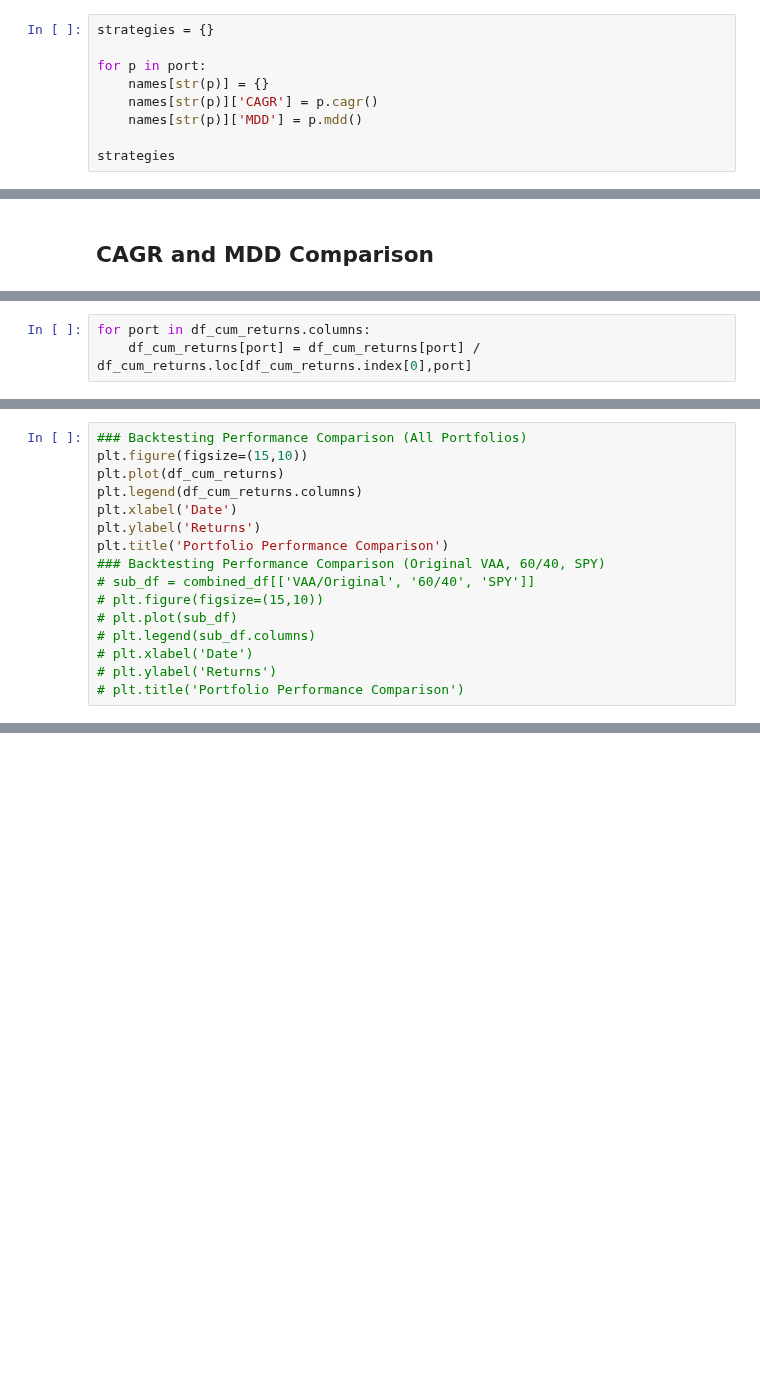
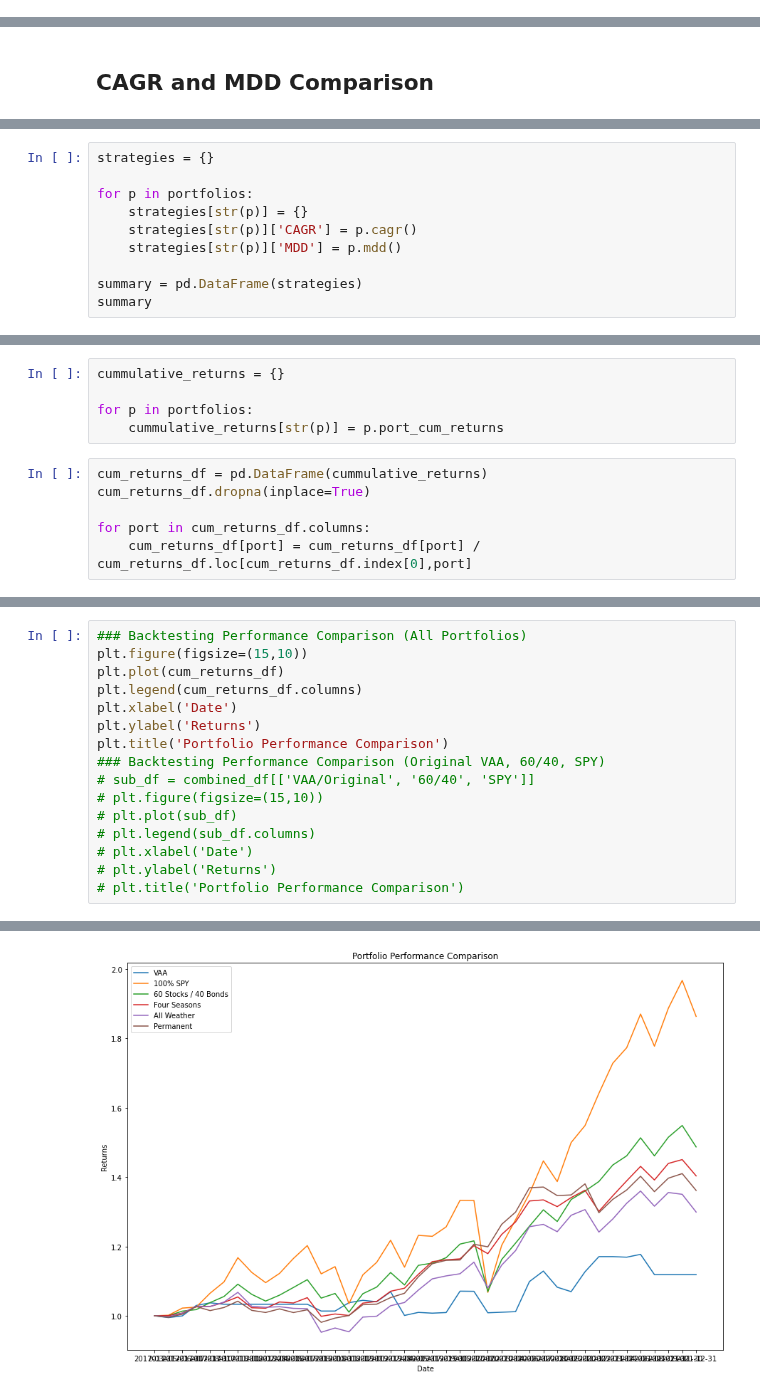
Before and after one commit to eshinhw/quant-portfolio-visualizer, a Jupyter notebook: Portfolio Strategy Dashboard.ipynb, the cells around one changed output, grey strips where cells are left out. Saved outputs shown, nothing was run; the diff lists cells and outputs as text; blank space fills up the shorter version.

```diff
--- a/Portfolio Strategy Dashboard.ipynb
+++ b/Portfolio Strategy Dashboard.ipynb
@@ -18,9 +17,0 @@ port = [vaa, spy, sf, fs, aw, permanent]
-# %%
-strategies = {}
-
-for p in port:
-    names[str(p)] = {}
-    names[str(p)]['CAGR'] = p.cagr()
-    names[str(p)]['MDD'] = p.mdd()
-
-strategies
@@ -58,0 +20,10 @@ df_cum_returns
+# %%
+strategies = {}
+
+for p in portfolios:
+    strategies[str(p)] = {}
+    strategies[str(p)]['CAGR'] = p.cagr()
+    strategies[str(p)]['MDD'] = p.mdd()
+
+summary = pd.DataFrame(strategies)
+summary
@@ -59,3 +36,11 @@ df_cum_returns
+# %%
+cummulative_returns = {}
+
+for p in portfolios:
+    cummulative_returns[str(p)] = p.port_cum_returns
 # %%
-for port in df_cum_returns.columns:
-    df_cum_returns[port] = df_cum_returns[port] / df_cum_returns.loc[df_cum_returns.index[0],port]
+cum_returns_df = pd.DataFrame(cummulative_returns)
+cum_returns_df.dropna(inplace=True)
+
+for port in cum_returns_df.columns:
+    cum_returns_df[port] = cum_returns_df[port] / cum_returns_df.loc[cum_returns_df.index[0],port]
@@ -64,8 +69,8 @@ df_cum_returns
 # %%
 ### Backtesting Performance Comparison (All Portfolios)
 plt.figure(figsize=(15,10))
-plt.plot(df_cum_returns)
-plt.legend(df_cum_returns.columns)
+plt.plot(cum_returns_df)
+plt.legend(cum_returns_df.columns)
 plt.xlabel('Date')
 plt.ylabel('Returns')
 plt.title('Portfolio Performance Comparison')
@@ -77,3 +82,4 @@ plt.title('Portfolio Performance Comparison')
 # plt.xlabel('Date')
 # plt.ylabel('Returns')
 # plt.title('Portfolio Performance Comparison')
+# %% [output]
@@ -79,0 +87 @@ plt.title('Portfolio Performance Comparison')
+[figure, added]
```
Also changed, not shown: parts of 12 cells of this notebook.
